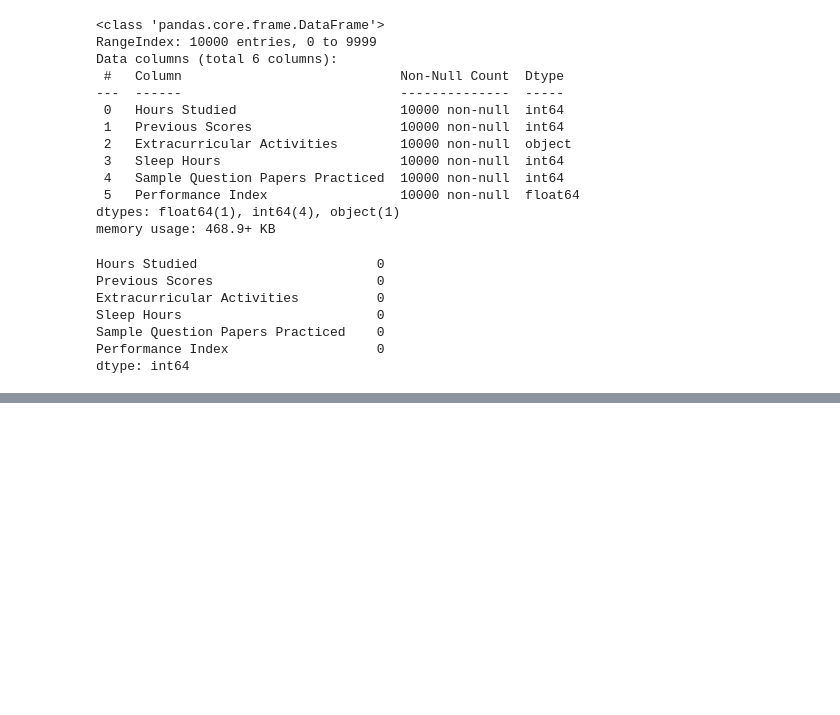
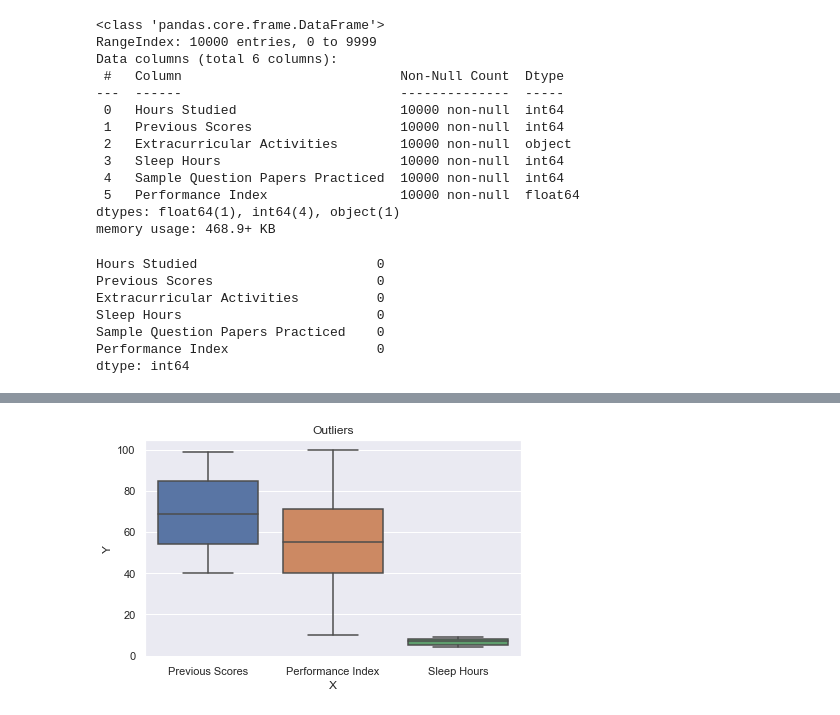
Before and after one commit to td2USA-20232/grupo1, a Jupyter notebook: test.ipynb, the cells around one changed output, grey strips where cells are left out. Saved outputs shown, nothing was run; the diff lists cells and outputs as text; code cells hidden in the pictures; blank space fills up the shorter version.

```diff
--- a/test.ipynb
+++ b/test.ipynb
@@ -329,0 +329,11 @@ plt.show()
+# %%
+#find outliers using boxplot
+sns.set(font_scale=1)
+price_data =df[['Previous Scores','Performance Index','Sleep Hours']]
+sns.boxplot(data=price_data)
+plt.xlabel('X')
+plt.ylabel('Y')
+plt.title('Outliers')
+plt.show()
+# %% [output]
+[figure, added]
```
Also changed, not shown: parts of 10 cells of this notebook.
